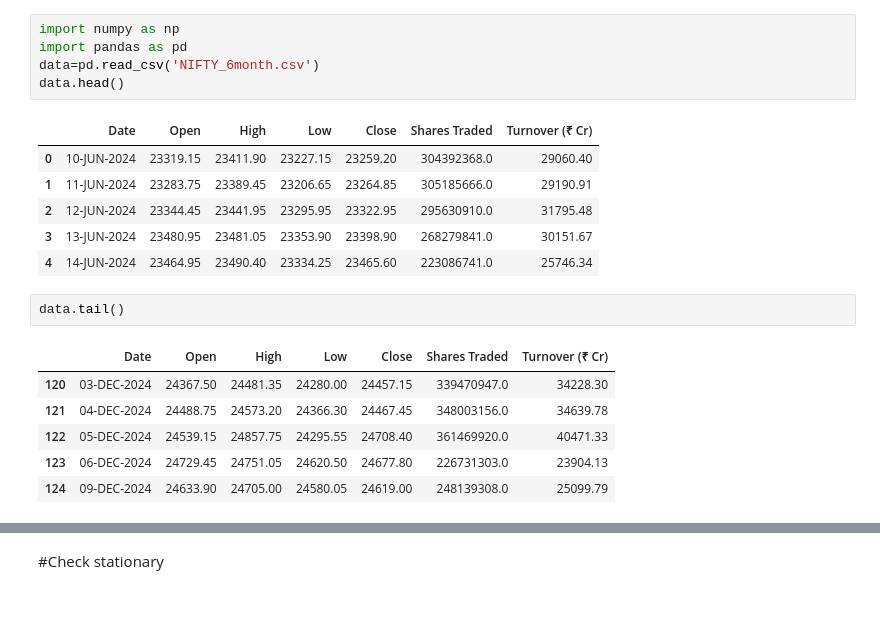
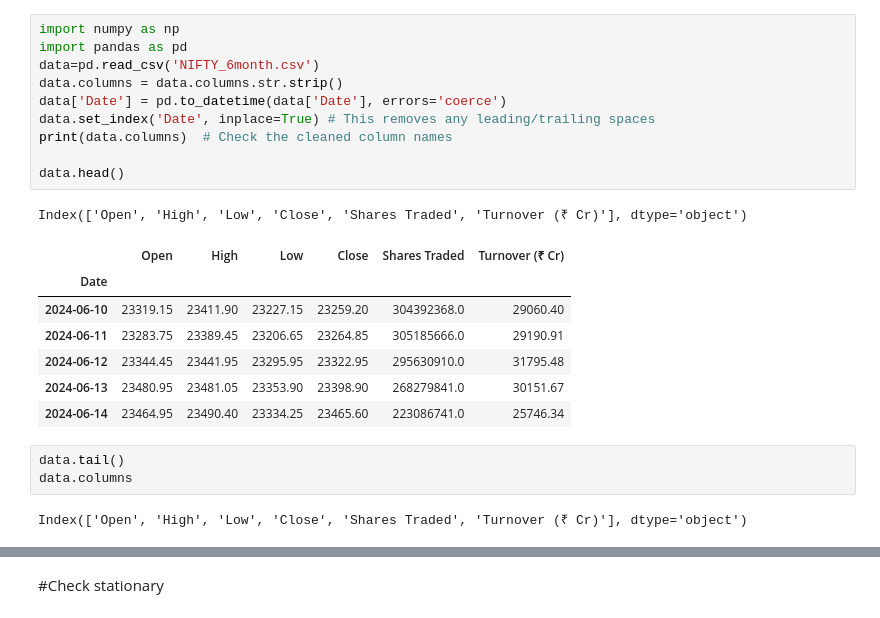
Before and after one commit to Shahu-22/Python, a Jupyter notebook: Arima/Arima_nse_exp.ipynb, the cells around one changed output, grey strips where cells are left out. Drawn from its saved outputs; the diff is of its cells as text.

```diff
--- a/Arima/Arima_nse_exp.ipynb
+++ b/Arima/Arima_nse_exp.ipynb
@@ -1,22 +1,25 @@
 # %%
 import numpy as np
 import pandas as pd
 data=pd.read_csv('NIFTY_6month.csv')
+data.columns = data.columns.str.strip()
+data['Date'] = pd.to_datetime(data['Date'], errors='coerce')
+data.set_index('Date', inplace=True) # This removes any leading/trailing spaces
+print(data.columns)  # Check the cleaned column names
+
 data.head()
 # %% [output]
+Index(['Open', 'High', 'Low', 'Close', 'Shares Traded', 'Turnover (₹ Cr)'], dtype='object')
-|  | Date | Open | High | Low | Close | Shares Traded | Turnover (₹ Cr) |
-| 0 | 10-JUN-2024 | 23319.15 | 23411.90 | 23227.15 | 23259.20 | 304392368.0 | 29060.40 |
-| 1 | 11-JUN-2024 | 23283.75 | 23389.45 | 23206.65 | 23264.85 | 305185666.0 | 29190.91 |
-| 2 | 12-JUN-2024 | 23344.45 | 23441.95 | 23295.95 | 23322.95 | 295630910.0 | 31795.48 |
-| 3 | 13-JUN-2024 | 23480.95 | 23481.05 | 23353.90 | 23398.90 | 268279841.0 | 30151.67 |
-| 4 | 14-JUN-2024 | 23464.95 | 23490.40 | 23334.25 | 23465.60 | 223086741.0 | 25746.34 |
+|  | Open | High | Low | Close | Shares Traded | Turnover (₹ Cr) |
+| Date |  |  |  |  |  |  |
+| 2024-06-10 | 23319.15 | 23411.90 | 23227.15 | 23259.20 | 304392368.0 | 29060.40 |
+| 2024-06-11 | 23283.75 | 23389.45 | 23206.65 | 23264.85 | 305185666.0 | 29190.91 |
+| 2024-06-12 | 23344.45 | 23441.95 | 23295.95 | 23322.95 | 295630910.0 | 31795.48 |
+| 2024-06-13 | 23480.95 | 23481.05 | 23353.90 | 23398.90 | 268279841.0 | 30151.67 |
+| 2024-06-14 | 23464.95 | 23490.40 | 23334.25 | 23465.60 | 223086741.0 | 25746.34 |
 # %%
 data.tail()
+data.columns
 # %% [output]
-|  | Date | Open | High | Low | Close | Shares Traded | Turnover (₹ Cr) |
-| 120 | 03-DEC-2024 | 24367.50 | 24481.35 | 24280.00 | 24457.15 | 339470947.0 | 34228.30 |
-| 121 | 04-DEC-2024 | 24488.75 | 24573.20 | 24366.30 | 24467.45 | 348003156.0 | 34639.78 |
-| 122 | 05-DEC-2024 | 24539.15 | 24857.75 | 24295.55 | 24708.40 | 361469920.0 | 40471.33 |
-| 123 | 06-DEC-2024 | 24729.45 | 24751.05 | 24620.50 | 24677.80 | 226731303.0 | 23904.13 |
-| 124 | 09-DEC-2024 | 24633.90 | 24705.00 | 24580.05 | 24619.00 | 248139308.0 | 25099.79 |
+Index(['Open', 'High', 'Low', 'Close', 'Shares Traded', 'Turnover (₹ Cr)'], dtype='object')
 # %%
```
Also changed, not shown: parts of 12 cells of this notebook.
